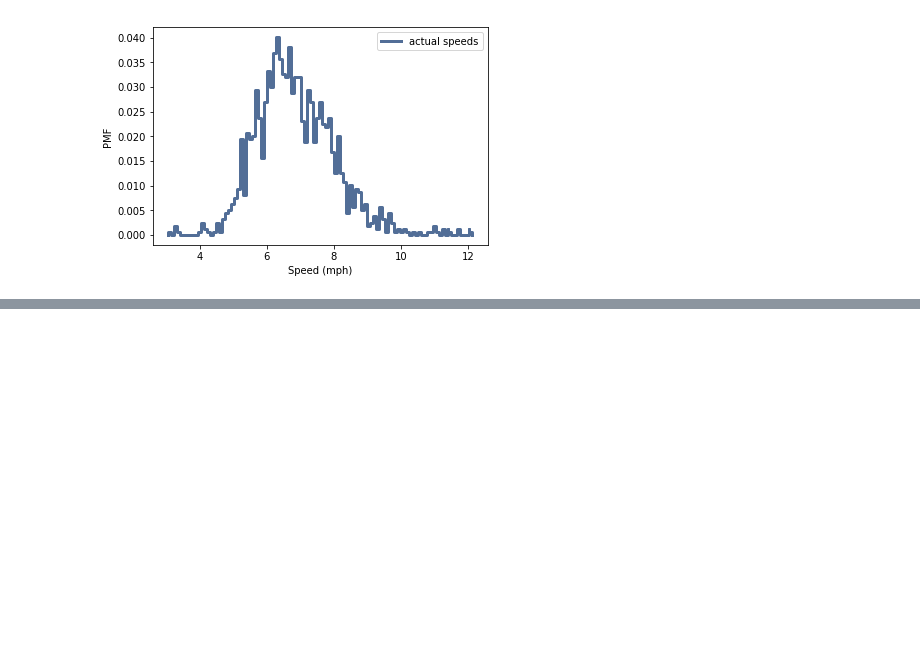
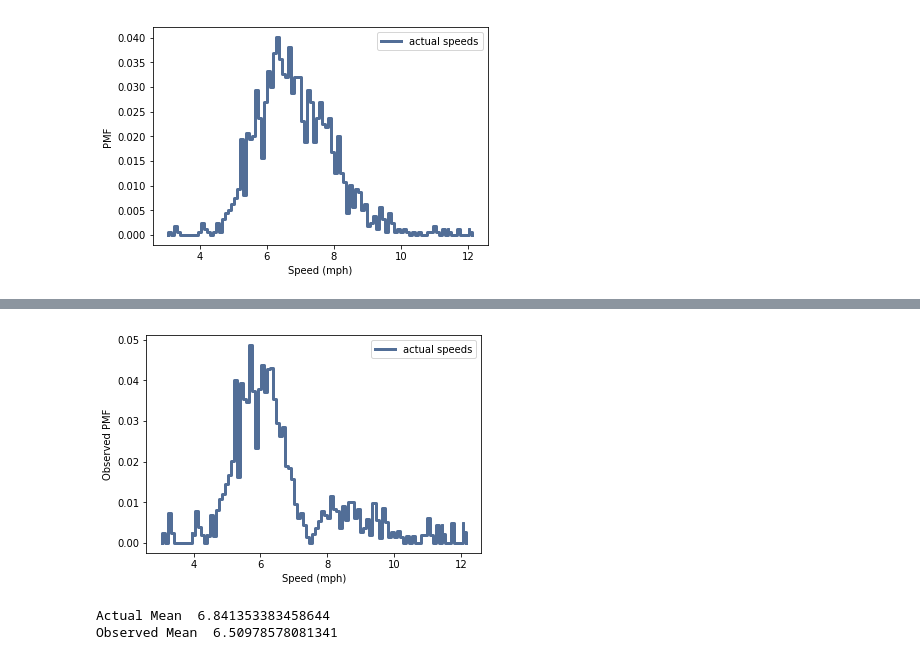
Before and after one commit to rosslogan702/ThinkStats2, a Jupyter notebook: code/chap03ex.ipynb, the cells around one changed output, grey strips where cells are left out. Drawn from its saved outputs; the diff is of its cells as text; code cells hidden in the pictures; blank space fills up the shorter version.

```diff
--- a/code/chap03ex.ipynb
+++ b/code/chap03ex.ipynb
@@ -414,0 +455,34 @@ thinkplot.Config(xlabel='Speed (mph)', ylabel='PMF')
+# %%
+def ObservedPmf(pmf, speed, label=None):
+    """Returns a new Pmf representing speeds observed at a given speed.
+
+    The probability of observing a runner is proportional to the difference
+    in speed.
+
+    Args:
+        pmf: distribution of actual speeds
+        speed: speed of the observing runner
+        label: string label for the new dist
+
+    Returns:
+        Pmf object
+    """
+    new = pmf.Copy(label=label)
+    for val in new.Values():
+        diff = abs(val - speed)
+        new[val] *= diff
+    new.Normalize()
+    return new
+# %%
+observed_pmf = ObservedPmf(pmf, 7.5)
+# %%
+thinkplot.Pmf(observed_pmf)
+thinkplot.Config(xlabel='Speed (mph)', ylabel='Observed PMF')
+# %% [output]
+[figure, added]
+# %%
+print('Actual Mean ', pmf.Mean())
+print('Observed Mean ', observed_pmf.Mean())
+# %% [output]
+Actual Mean  6.841353383458644
+Observed Mean  6.50978578081341
```
Also changed, not shown: parts of 18 cells of this notebook.
